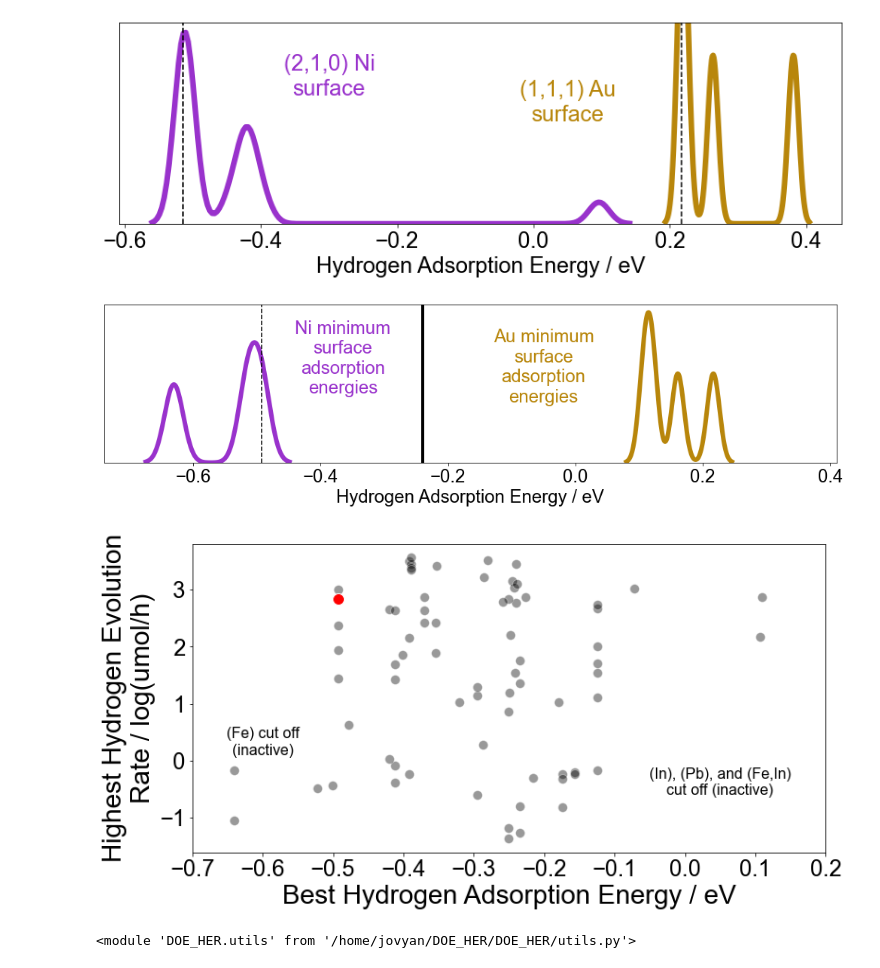
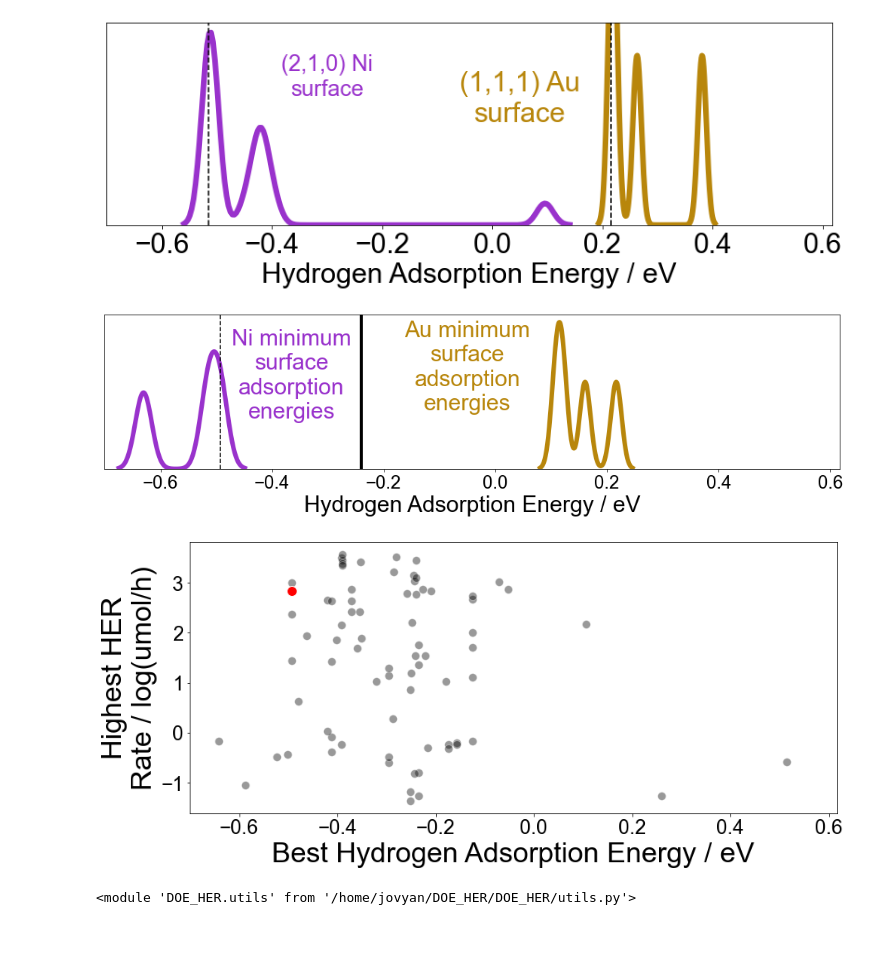
Before and after one commit to ulissigroup/DOE_HER, a Jupyter notebook: figure_code/hierarchy_fig.ipynb, the cells around one changed output. Cells and saved outputs as stored; diff of their text form; code cells hidden in the pictures; blank space fills up the shorter version.

```diff
--- a/figure_code/hierarchy_fig.ipynb
+++ b/figure_code/hierarchy_fig.ipynb
@@ -50,6 +50,23 @@ Au_Ni_df = stab_ads_df[stab_ads_df.Components == ("Au", "Ni")].copy()
 Au_Ni_lc_df = lc_ads_df[lc_ads_df.Components == ("Au", "Ni")][
     ["mpid", "adsorption_energy_H"]
 ]
+# %%
+volcano_plot_df = (exp_df.groupby(["Components", "Concentrations"])
+    .LogRate.mean()
+    .reset_index()
+    .groupby("Components")
+    .LogRate.max()
+    .reset_index()
+    .merge(
+        lc_ads_df.groupby("Components").aggregate(choose_best).reset_index(),
+        on="Components",
+    ))
+# %%
+x_min = min([Au_Ni_lc_df.adsorption_energy_H.min(), volcano_plot_df.adsorption_energy_H.min()])
+x_max = max([Au_Ni_lc_df.adsorption_energy_H.max(), volcano_plot_df.adsorption_energy_H.max()])
+x_buffer = (x_max-x_min)*0.05
+x_min = x_min - x_buffer
+x_max = x_max + x_buffer
 # %%
 fig, ax = plt.subplots(figsize=(14, 4))
 ax.autoscale(True)
@@ -111,20 +128,20 @@ ax.text(
     8,
     "(1,1,1) Au\nsurface",
     color="darkgoldenrod",
-    fontsize=24,
+    fontsize=30,
     ha="center",
 )
 ax.text(-0.3, 10, "(2,1,0) Ni\nsurface", color="darkorchid", fontsize=24, ha="center")
-plt.xlabel("Hydrogen Adsorption Energy / eV", fontsize=24)
+plt.xlabel("Hydrogen Adsorption Energy / eV", fontsize=30)
 ax.set_ylabel("")
 ax.set_yticks([])
-plt.xticks(fontsize=24)
+plt.xticks(fontsize=30)
+ax.set_xlim(x_min, x_max)
 fig.savefig(
     "../figures/hierarchy_fig/AuNi_site_energies.png", bbox_inches="tight", dpi=300
 )
-AuNi_binding_xlim = ax.get_xlim()
 # %% [output]
-[figure, old version]
+[figure, new version]
 # %%
 fig, ax = plt.subplots(figsize=(14, 4))
 for mpid in Au_Ni_lc_df.mpid.unique():
@@ -157,88 +174,63 @@ ax.plot(
     ls="--",
 )
 ax.plot([-0.24, -0.24], [-10, 50], "k-", linewidth=4)
-ax.set_xlim(-0.24 - 0.5, -0.24 + 0.65)
+ax.set_xlim(x_min, x_max)
 ax.text(
     -0.05,
     7,
     "Au minimum\nsurface\nadsorption\nenergies",
     color="darkgoldenrod",
-    fontsize=24,
+    fontsize=30,
     ha="center",
 )
 ax.text(
     -0.365,
-    8,
+    6,
     "Ni minimum\nsurface\nadsorption\nenergies",
     color="darkorchid",
-    fontsize=24,
+    fontsize=30,
     ha="center",
 )
-plt.xlabel("Hydrogen Adsorption Energy / eV", fontsize=24)
+plt.xlabel("Hydrogen Adsorption Energy / eV", fontsize=30)
 plt.xticks(fontsize=24)
 plt.tight_layout()
 fig.savefig(
     "../figures/hierarchy_fig/AuNi_surface_energies.png", bbox_inches="tight", dpi=300
 )
 # %% [output]
-[figure, old version]
+[figure, new version]
 # %%
-fig, ax = plt.subplots(figsize=(12, 6))
-plot_df = (
-    exp_df.groupby(["Components", "Concentrations"])
-    .LogRate.mean()
-    .reset_index()
-    .groupby("Components")
-    .LogRate.max()
-    .reset_index()
-    .merge(
-        lc_ads_df.groupby("Components").aggregate(choose_best).reset_index(),
-        on="Components",
-    )
-)
+fig, ax = plt.subplots(figsize=(14, 6))
+plot_df = volcano_plot_df
 sns.scatterplot(
     data=plot_df,
     x="adsorption_energy_H",
     y="LogRate",
     color="black",
     s=96,
     alpha=0.4,
     ax=ax,
 )
 sns.scatterplot(
     data=plot_df[plot_df.Components == ("Au", "Ni")],
     x="adsorption_energy_H",
     y="LogRate",
     color="red",
     s=144,
     ax=ax,
 )
-ax.set_xlabel("Best Hydrogen Adsorption Energy / eV", fontsize=28)
-ax.set_ylabel("Highest Hydrogen Evolution\nRate / log(umol/h)", fontsize=28)
+ax.set_xlabel("Best Hydrogen Adsorption Energy / eV", fontsize=34)
+ax.set_ylabel("Highest HER\nRate / log(umol/h)", fontsize=34)
 plt.xticks(fontsize=24)
 plt.yticks(fontsize=24)
-plt.xlim(-0.7, 0.2)
-ax.text(
-    0.05,
-    -0.6,
-    "(In), (Pb), and (Fe,In)\ncut off (inactive)",
-    fontsize=16,
-    ha="center",
-)
-ax.text(
-    -0.6,
-    0.1,
-    "(Fe) cut off\n(inactive)",
-    fontsize=16,
-    ha="center",
-)
+ax.set_xlim(x_min, x_max)
 fig.savefig(
     "../figures/hierarchy_fig/tagged_example_volcano_%s.png",
     bbox_inches="tight",
     dpi=300,
 )
 # %% [output]
-[figure, old version]
+[figure, new version]
 # %%
 Au_Ni_exp_df = exp_df[exp_df.Components == ("Au", "Ni")]
 # %%
```
Also changed, not shown: 4 other files.
